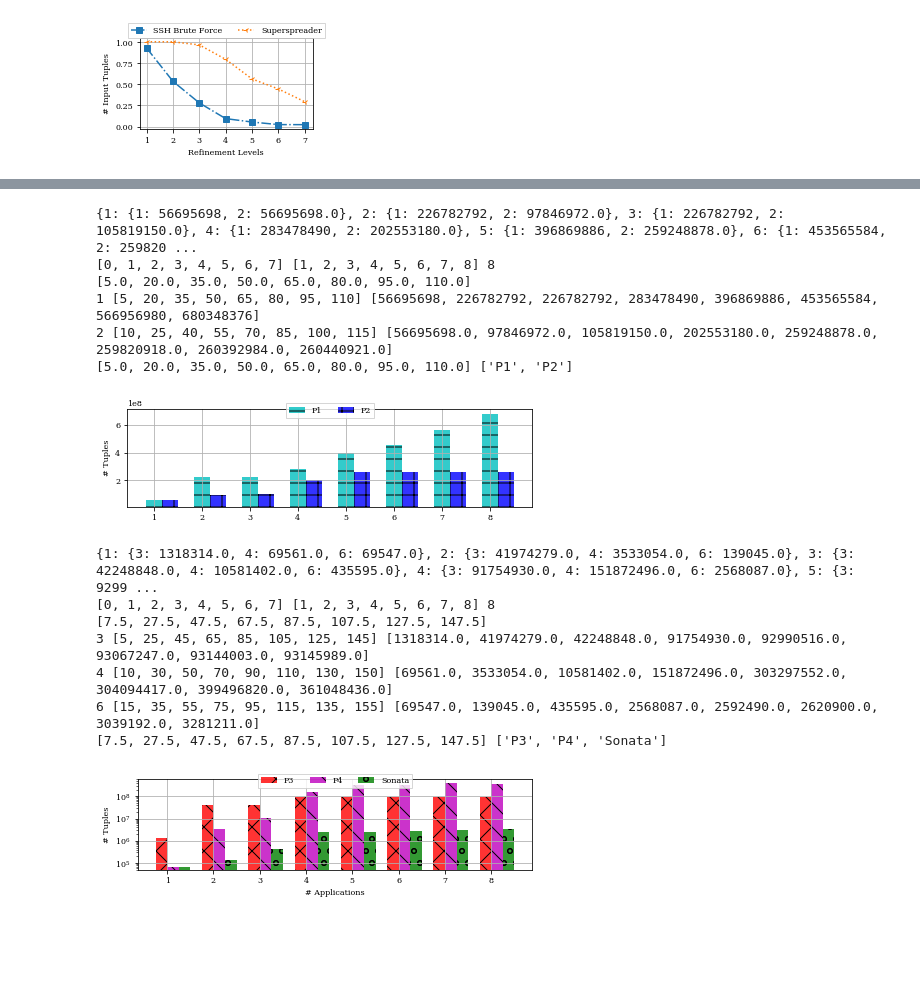
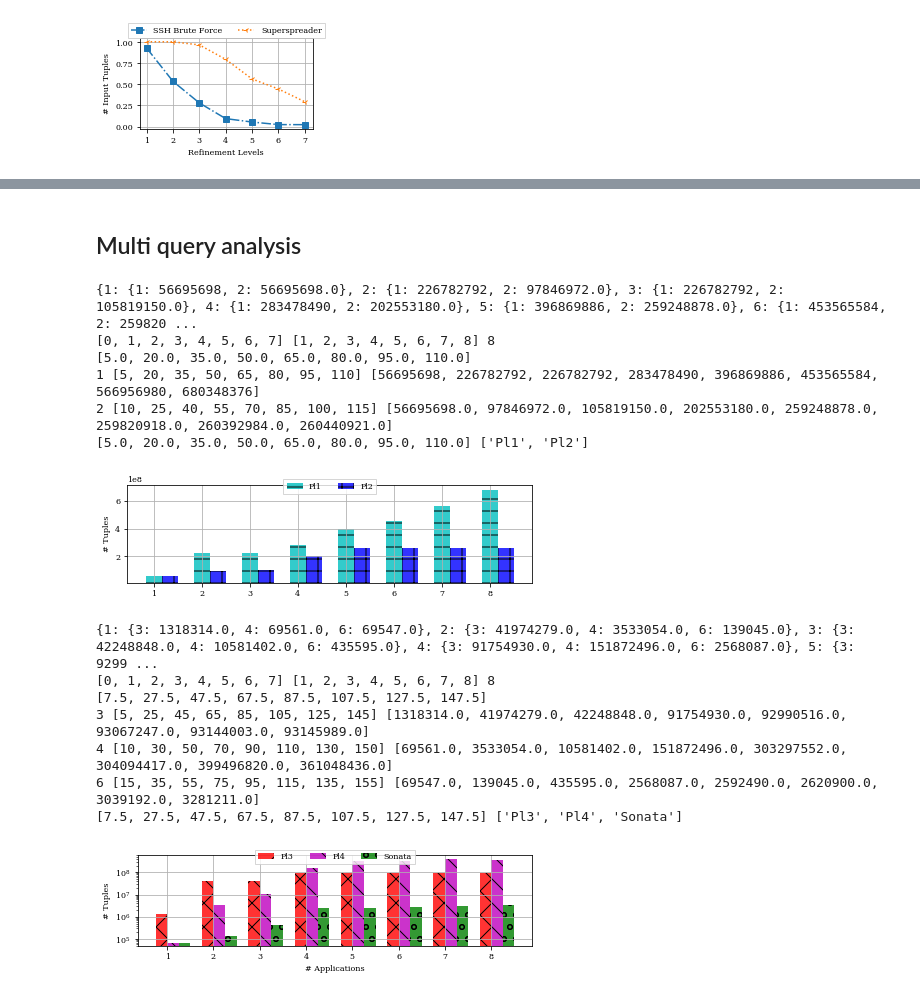
Before and after one commit to agupta13/SONATA-DEV, a Jupyter notebook: analysis/performance_eval/plot_results/plot_results.ipynb, the cells around one changed output, grey strips where cells are left out. Drawn from its saved outputs; the diff is of its cells as text; code cells hidden in the pictures; blank space fills up the shorter version.

```diff
--- a/analysis/performance_eval/plot_results/plot_results.ipynb
+++ b/analysis/performance_eval/plot_results/plot_results.ipynb
@@ -277,7 +277,7 @@ bits_max_register = 32 * 1000000
 
 apps = [2,3,5,6,7, 9, 10, 11, 12]
 modes = [1,2,3,4,6]
-modes_2_labels = {1:"P1", 2: "P2", 3: "P3", 4: "P4", 6: "Sonata"}
+modes_2_labels = {1:"Pl1", 2: "Pl2", 3: "Pl3", 4: "Pl4", 6: "Sonata"}
 hatches = {0:'/', 1:'-', 2:'+', 3:'x', 4:'\\', 5:'x', 6:'o', 7:'O', 8:'.'}
 
 ids_2_labels = {1: "Dup Acks", 2:"New TCP", 3: "SSH Brute", 4: "HH",
@@ -447,5 +360,7 @@ draw_plots(plot_data, modes, modes_2_labels)
+# %% [markdown]
+## Multi query analysis
 # %%
-# Multi query analysis
+
 data = {1: {0: {1: 56695698, 2: 56695698.0, 3: 1318314.0, 4: 69561.0, 6: 69547.0}},
         2: {0: {1: 4*56695698, 2: 97846972.0, 3: 41974279.0, 4: 3533054.0, 6: 139045.0}},
         3: {0: {1: 4*56695698, 2: 105819150.0, 3: 42248848.0, 4: 10581402.0, 6: 435595.0}},
@@ -458,7 +373,7 @@ data = {1: {0: {1: 56695698, 2: 56695698.0, 3: 1318314.0, 4: 69561.0, 6: 69547.0
 
 modes = [1,2,3,4,6]
 modes = [1,2]
-modes_2_labels = {1: "P1", 2: "P2", 3: "P3", 4: "P4", 6: "Sonata"}
+modes_2_labels = {1: "Pl1", 2: "Pl2", 3: "Pl3", 4: "Pl4", 6: "Sonata"}
 n_queries = data.keys()
 n_queries.sort()
 
@@ -528,7 +443,7 @@ draw_plots(plot_data, modes, modes_2_labels)
 [5.0, 20.0, 35.0, 50.0, 65.0, 80.0, 95.0, 110.0]
 1 [5, 20, 35, 50, 65, 80, 95, 110] [56695698, 226782792, 226782792, 283478490, 396869886, 453565584, 566956980, 680348376]
 2 [10, 25, 40, 55, 70, 85, 100, 115] [56695698.0, 97846972.0, 105819150.0, 202553180.0, 259248878.0, 259820918.0, 260392984.0, 260440921.0]
-[5.0, 20.0, 35.0, 50.0, 65.0, 80.0, 95.0, 110.0] ['P1', 'P2']
+[5.0, 20.0, 35.0, 50.0, 65.0, 80.0, 95.0, 110.0] ['Pl1', 'Pl2']
 [figure]
 # %%
 # Multi query analysis
@@ -544,7 +459,7 @@ data = {1: {0: {1: 56695698, 2: 56695698.0, 3: 1318314.0, 4: 69561.0, 6: 69547.0
 
 modes = [1,2,3,4,6]
 modes = [3,4,6]
-modes_2_labels = {1: "P1", 2: "P2", 3: "P3", 4: "P4", 6: "Sonata"}
+modes_2_labels = {1: "Pl1", 2: "Pl2", 3: "Pl3", 4: "Pl4", 6: "Sonata"}
 n_queries = data.keys()
 n_queries.sort()
 
@@ -588,32 +503,32 @@ def draw_plots(data, modes, modes_2_labels):
         ctr += 1
 
     plt.xlabel('# Applications')
     plt.ylabel('# Tuples')
 
     print ticks, [modes_2_labels[mode] for mode in modes]
     plt.xticks(ticks, n_queries, rotation=0)
     ax.grid(True)
     #ax.set_xlim(xmax=5.25)
     ax.set_yscale("log", nonposy='clip')
     ax.set_ylim(ymin=50000)
     ax.legend(loc='upper center', bbox_to_anchor=(0.5, 1.1),
               ncol=5, fancybox=False, shadow=False)
     fname = "/Users/arpit/Documents/nsdi18/writing/figures/multi_query_analysis_log.eps"
     plt.tight_layout()
     plot_name = fname
     pl.savefig(plot_name)
     plt.show()
     pass
 
 plot_data = get_plot_data(data, modes)
 print plot_data
 draw_plots(plot_data, modes, modes_2_labels)
 # %% [output]
 {1: {3: 1318314.0, 4: 69561.0, 6: 69547.0}, 2: {3: 41974279.0, 4: 3533054.0, 6: 139045.0}, 3: {3: 42248848.0, 4: 10581402.0, 6: 435595.0}, 4: {3: 91754930.0, 4: 151872496.0, 6: 2568087.0}, 5: {3: 9299 ...
 [0, 1, 2, 3, 4, 5, 6, 7] [1, 2, 3, 4, 5, 6, 7, 8] 8
 [7.5, 27.5, 47.5, 67.5, 87.5, 107.5, 127.5, 147.5]
 3 [5, 25, 45, 65, 85, 105, 125, 145] [1318314.0, 41974279.0, 42248848.0, 91754930.0, 92990516.0, 93067247.0, 93144003.0, 93145989.0]
 4 [10, 30, 50, 70, 90, 110, 130, 150] [69561.0, 3533054.0, 10581402.0, 151872496.0, 303297552.0, 304094417.0, 399496820.0, 361048436.0]
 6 [15, 35, 55, 75, 95, 115, 135, 155] [69547.0, 139045.0, 435595.0, 2568087.0, 2592490.0, 2620900.0, 3039192.0, 3281211.0]
-[7.5, 27.5, 47.5, 67.5, 87.5, 107.5, 127.5, 147.5] ['P3', 'P4', 'Sonata']
+[7.5, 27.5, 47.5, 67.5, 87.5, 107.5, 127.5, 147.5] ['Pl3', 'Pl4', 'Sonata']
-[figure, old version]
+[figure, new version]
```
Also changed, not shown: parts of 9 cells of this notebook, 1 other file.
